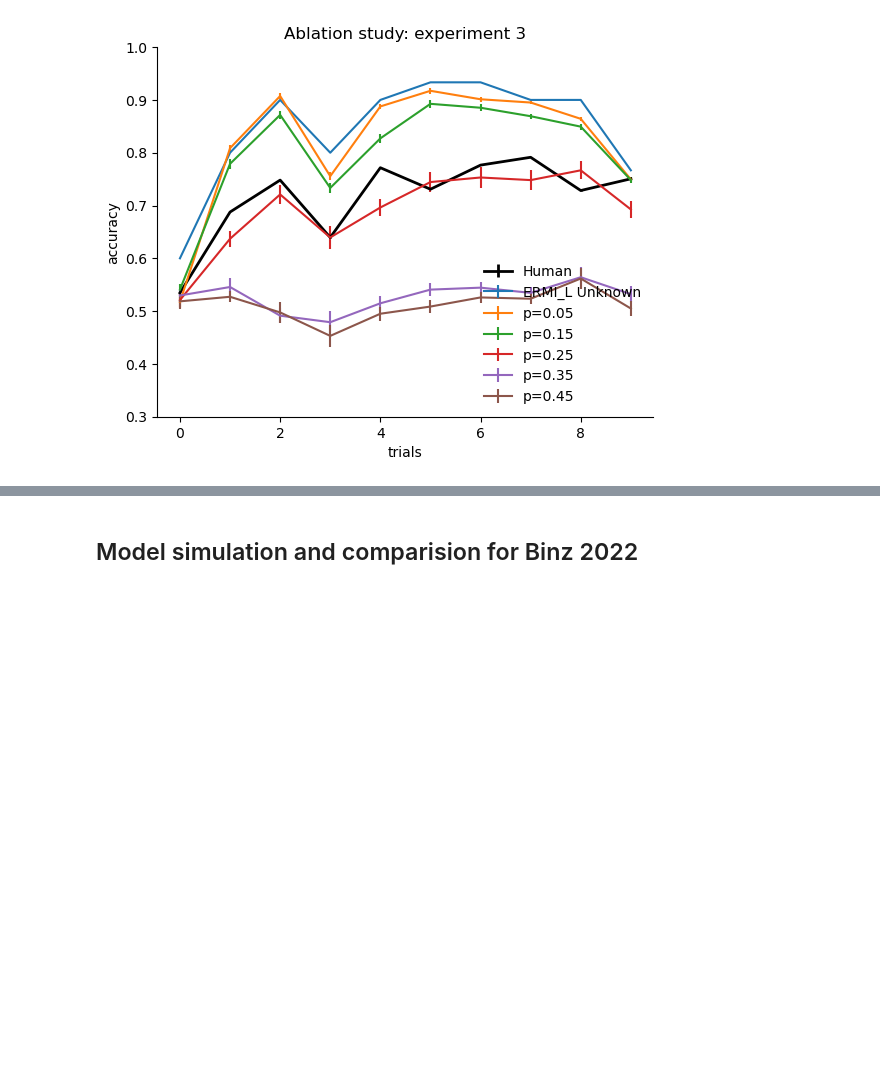
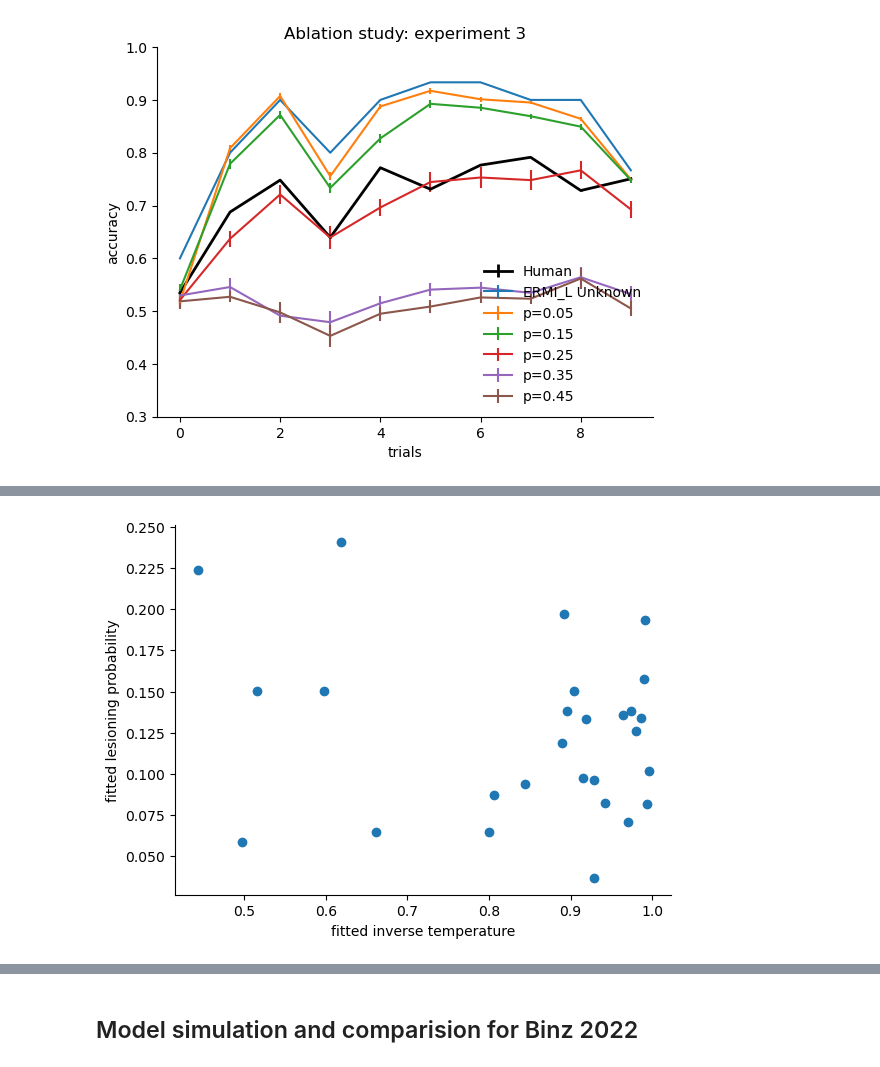
Before and after one commit to akjagadish/ermi, a Jupyter notebook: notebooks/figures.ipynb, the cells around one changed output, grey strips where cells are left out. Drawn from its saved outputs; the diff is of its cells as text; code cells hidden in the pictures; blank space fills up the shorter version.

```diff
--- a/notebooks/figures.ipynb
+++ b/notebooks/figures.ipynb
@@ -92,0 +93,7 @@ sns.despine()
+# %%
+plt.scatter(results_bermi_paired['betas'][:,1], results_bermi_paired['betas'][:,0])
+plt.xlabel('fitted inverse temperature')
+plt.ylabel('fitted lesioning probability')
+sns.despine()
+# %% [output]
+[figure, added]
```
Also changed, not shown: parts of 3 cells of this notebook.
